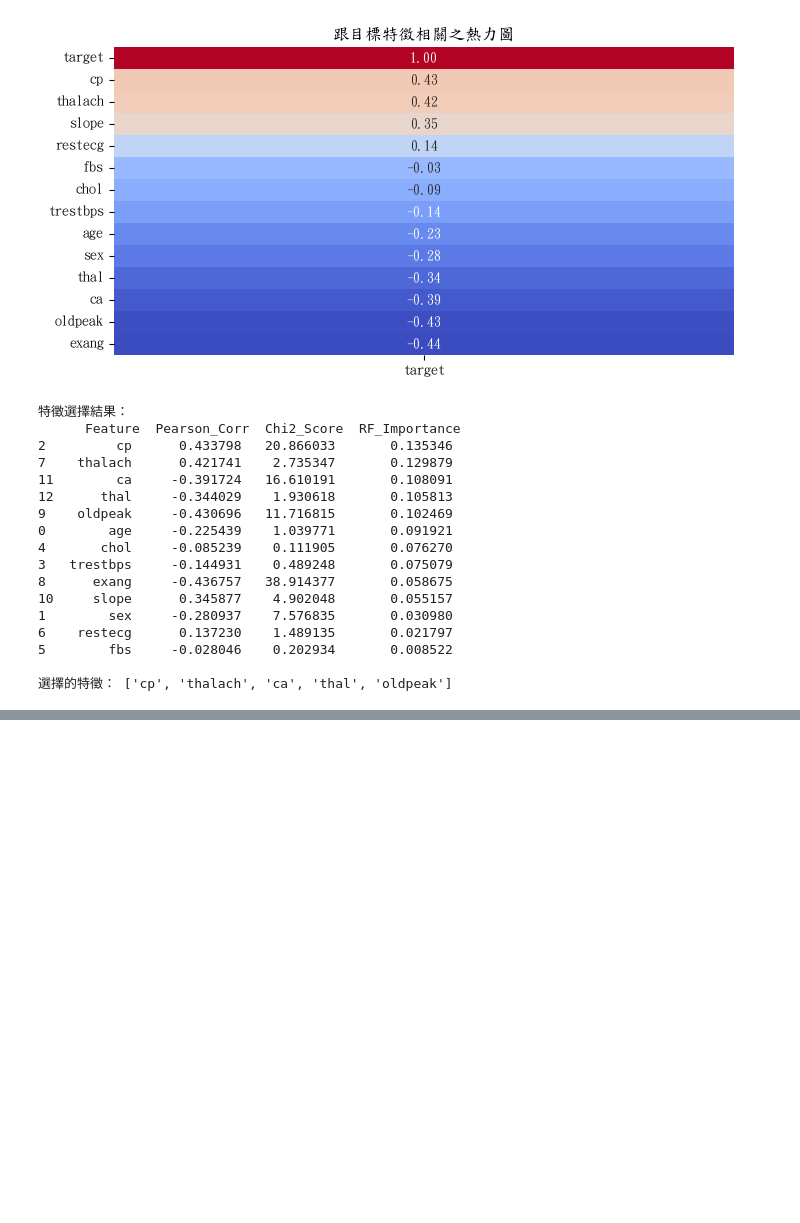
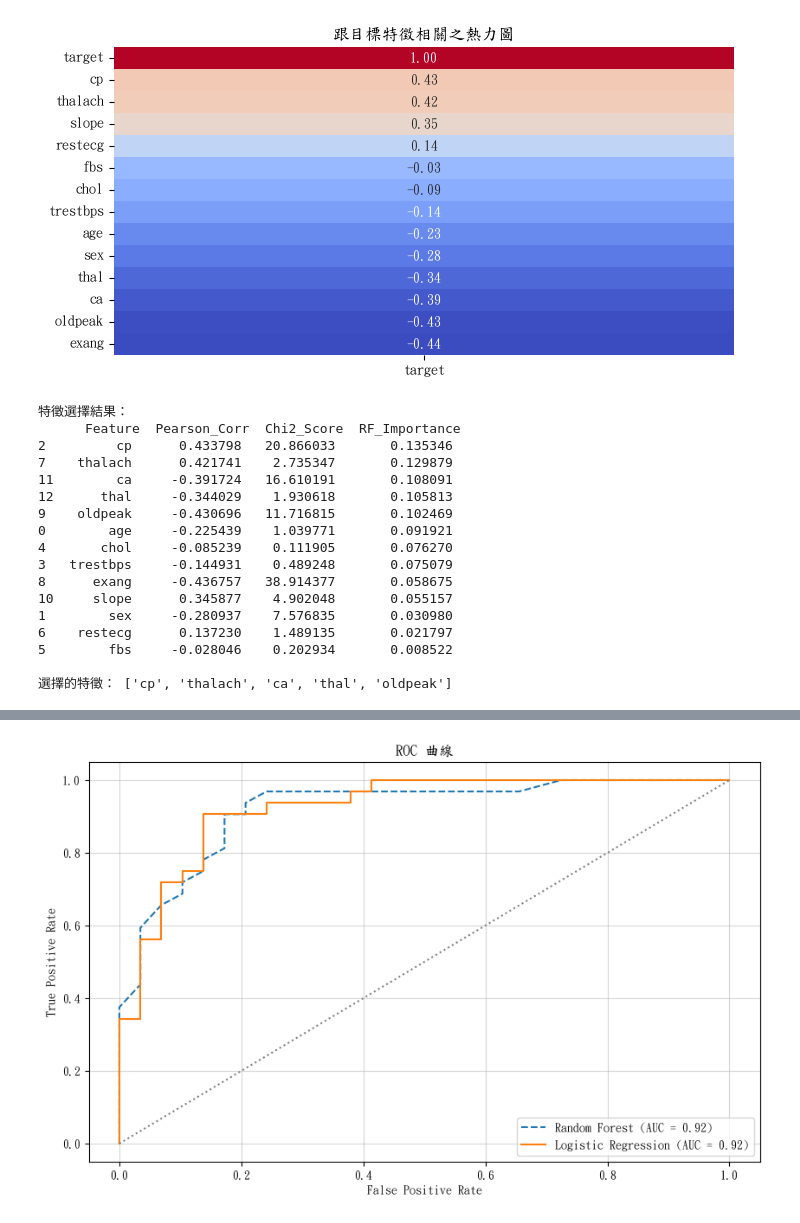
Before and after one commit to peizzz777/heart-, a Jupyter notebook: heart_model.ipynb, the cells around one changed output, grey strips where cells are left out. Drawn from its saved outputs; the diff is of its cells as text; code cells hidden in the pictures; blank space fills up the shorter version.

```diff
--- a/heart_model.ipynb
+++ b/heart_model.ipynb
@@ -325,3 +325,81 @@ print("\n選擇的特徵：", selected_features)
 5        fbs     -0.028046    0.202934       0.008522
 
 選擇的特徵： ['cp', 'thalach', 'ca', 'thal', 'oldpeak']
+# %%
+import pandas as pd
+from sklearn.linear_model import LogisticRegression
+from sklearn.ensemble import RandomForestClassifier
+from sklearn.model_selection import cross_val_score, StratifiedKFold
+from sklearn.metrics import (
+    accuracy_score, precision_score, recall_score, f1_score,
+    roc_curve, auc, RocCurveDisplay
+)
+import matplotlib.pyplot as plt
+from matplotlib import rcParams
+
+
+X_train = pd.read_csv('X_train.csv')
+y_train = pd.read_csv('y_train.csv')
+X_test = pd.read_csv('X_test.csv')
+y_test = pd.read_csv('y_test.csv')
+
+data = pd.read_csv('heart.csv')
+
+if y_train.shape[1] == 1:
+    y_train = y_train.iloc[:, 0]
+if y_test.shape[1] == 1:
+    y_test = y_test.iloc[:, 0]
+
+rf_model = RandomForestClassifier(random_state=42)
+lr_model = LogisticRegression(max_iter=1000, random_state=42)
+
+cv = StratifiedKFold(n_splits=5, shuffle=True, random_state=42)
+
+results = {"Model": [], "Accuracy": [], "Precision": [], "Recall": [], "F1 Score": [], "AUC": []}
+
+def evaluate_model(model, X, y, model_name):
+    acc = cross_val_score(model, X, y, cv=cv, scoring='accuracy').mean()
+    prec = cross_val_score(model, X, y, cv=cv, scoring='precision').mean()
+    rec = cross_val_score(model, X, y, cv=cv, scoring='recall').mean()
+    f1 = cross_val_score(model, X, y, cv=cv, scoring='f1').mean()
+    auc_score = cross_val_score(model, X, y, cv=cv, scoring='roc_auc').mean()
+
+    results["Model"].append(model_name)
+    results["Accuracy"].append(acc)
+    results["Precision"].append(prec)
+    results["Recall"].append(rec)
+    results["F1 Score"].append(f1)
+    results["AUC"].append(auc_score)
+
+evaluate_model(rf_model, X_train, y_train, "Random Forest")
+evaluate_model(lr_model, X_train, y_train, "Logistic Regression")
+
+result_df = pd.DataFrame(results)
+print(result_df)
+
+rf_model.fit(X_train, y_train)
+lr_model.fit(X_train, y_train)
+
+rf_probs = rf_model.predict_proba(X_test)[:, 1]
+lr_probs = lr_model.predict_proba(X_test)[:, 1]
+
+rf_fpr, rf_tpr, _ = roc_curve(y_test, rf_probs)
+lr_fpr, lr_tpr, _ = roc_curve(y_test, lr_probs)
+
+rf_auc = auc(rf_fpr, rf_tpr)
+lr_auc = auc(lr_fpr, lr_tpr)
+
+rcParams['font.sans-serif'] = ['DFKai-SB']
+rcParams['axes.unicode_minus'] = False
+
+plt.figure(figsize=(10, 6))
+plt.plot(rf_fpr, rf_tpr, label=f"Random Forest (AUC = {rf_auc:.2f})", linestyle="--")
+plt.plot(lr_fpr, lr_tpr, label=f"Logistic Regression (AUC = {lr_auc:.2f})", linestyle="-")
+plt.plot([0, 1], [0, 1], color="gray", linestyle=":")
+plt.xlabel("False Positive Rate")
+plt.ylabel("True Positive Rate")
+plt.title("ROC 曲線")
+plt.legend(loc="lower right")
+plt.grid(alpha=0.5)
+plt.show()
+# %% [output]
@@ -327,0 +409 @@ print("\n選擇的特徵：", selected_features)
+[figure, added]
```
Also changed, not shown: parts of 1 cell of this notebook.
